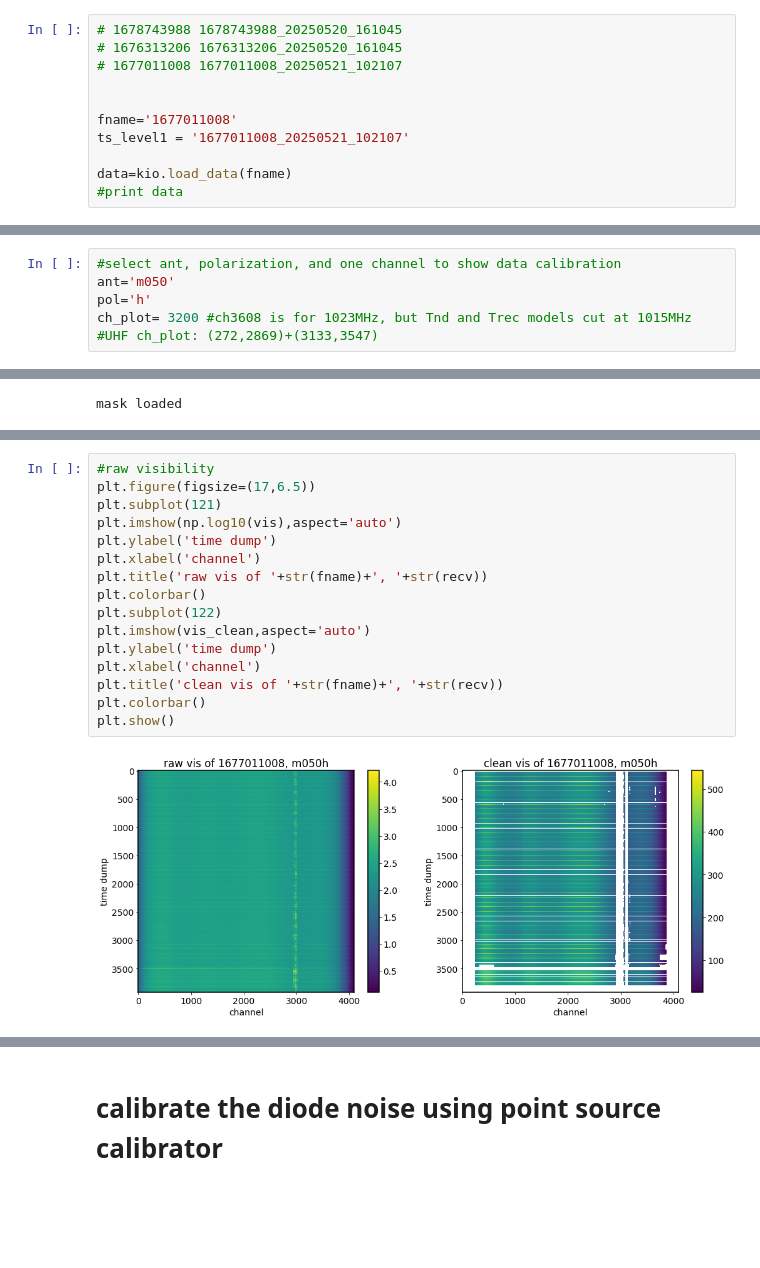
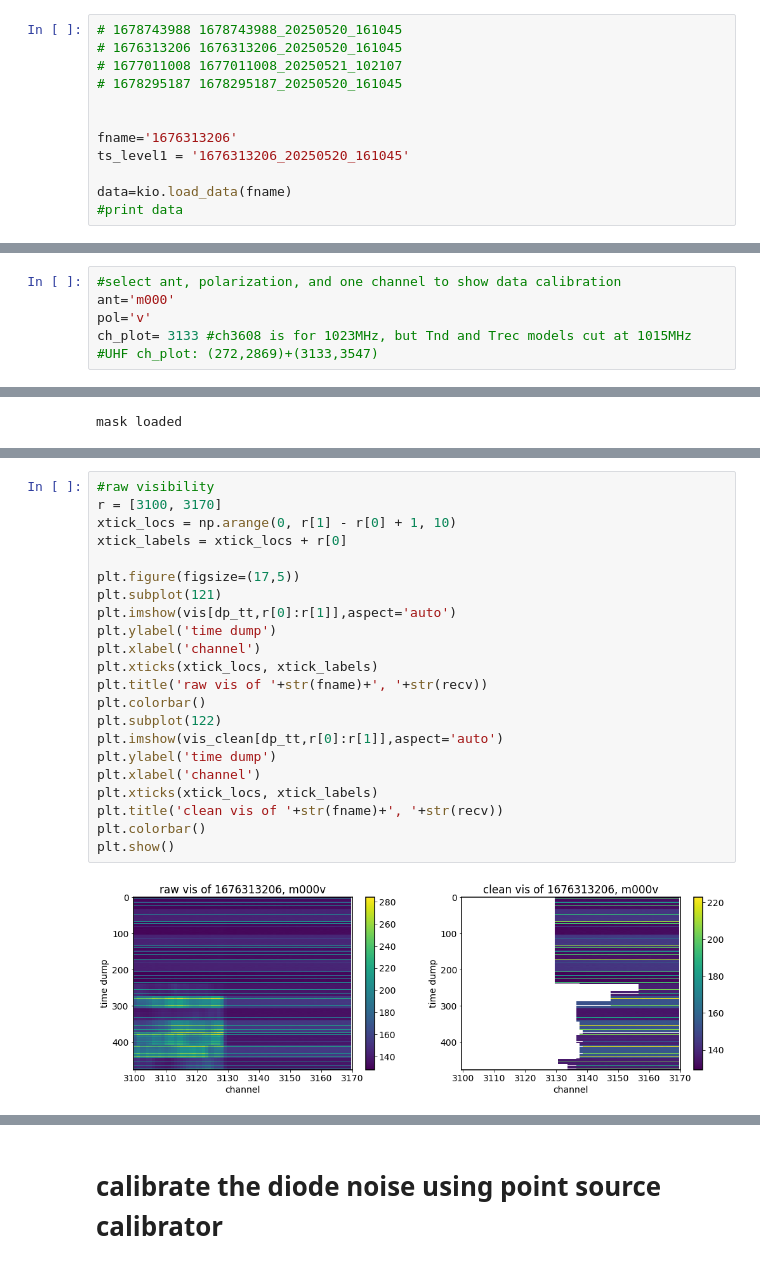
Before and after one commit to astro-tyliu/katcali_pipeline, a Jupyter notebook: level2/KATcali_UHF_level2_xcalib.ipynb, the cells around one changed output, grey strips where cells are left out. Cells and saved outputs as stored; diff of their text form; blank space fills up the shorter version.

Commit message:
updating level2 for processing all calibrator cases 02

```diff
--- a/level2/KATcali_UHF_level2_xcalib.ipynb
+++ b/level2/KATcali_UHF_level2_xcalib.ipynb
@@ -55,10 +55,11 @@ print  (plt.rcParams['font.size'], plt.rcParams[u'axes.linewidth'],plt.rcParams[
 # 1678743988 1678743988_20250520_161045
 # 1676313206 1676313206_20250520_161045
 # 1677011008 1677011008_20250521_102107
+# 1678295187 1678295187_20250520_161045
 
 
-fname='1677011008'
-ts_level1 = '1677011008_20250521_102107'
+fname='1676313206'
+ts_level1 = '1676313206_20250520_161045'
 
 data=kio.load_data(fname)
 #print data
@@ -150,9 +154,9 @@ print (nd_on_time,nd_cycle,nd_set)
 # Select ant and polarization, then load data in
 # %%
 #select ant, polarization, and one channel to show data calibration
-ant='m050'
-pol='h'
-ch_plot= 3200 #ch3608 is for 1023MHz, but Tnd and Trec models cut at 1015MHz
+ant='m000'
+pol='v'
+ch_plot= 3133 #ch3608 is for 1023MHz, but Tnd and Trec models cut at 1015MHz
 #UHF ch_plot: (272,2869)+(3133,3547)
 # %%
 #load data, labels, and parameters
@@ -395,18 +434,24 @@ mask loaded
 # %%
 #raw visibility
-plt.figure(figsize=(17,6.5))
+r = [3100, 3170]
+xtick_locs = np.arange(0, r[1] - r[0] + 1, 10)
+xtick_labels = xtick_locs + r[0]
+
+plt.figure(figsize=(17,5))
 plt.subplot(121)
-plt.imshow(np.log10(vis),aspect='auto')
+plt.imshow(vis[dp_tt,r[0]:r[1]],aspect='auto')
 plt.ylabel('time dump')
 plt.xlabel('channel')
+plt.xticks(xtick_locs, xtick_labels)
 plt.title('raw vis of '+str(fname)+', '+str(recv))
 plt.colorbar()
 plt.subplot(122)
-plt.imshow(vis_clean,aspect='auto')
+plt.imshow(vis_clean[dp_tt,r[0]:r[1]],aspect='auto')
 plt.ylabel('time dump')
 plt.xlabel('channel')
+plt.xticks(xtick_locs, xtick_labels)
 plt.title('clean vis of '+str(fname)+', '+str(recv))
 plt.colorbar()
 plt.show()
 # %% [output]
-[figure, old version]
+[figure, new version]
```
Also changed, not shown: parts of 102 cells of this notebook, 4 other files.
